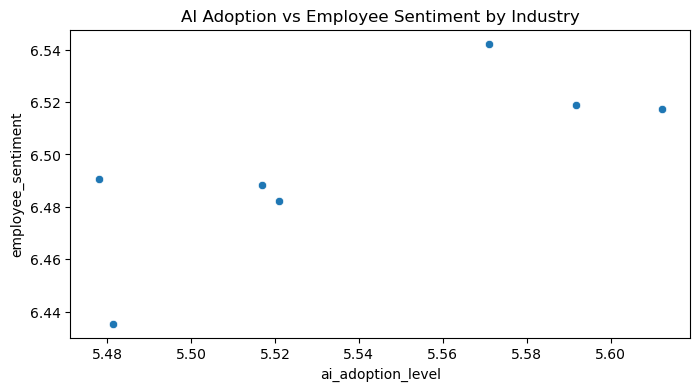
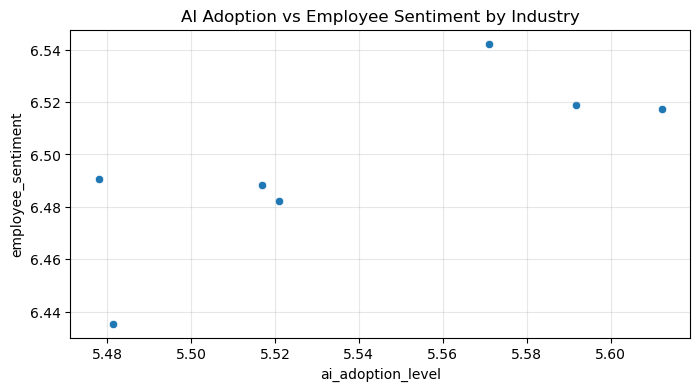
Code edit (unified diff) that turned the first committed figure into the second:
--- before
+++ after
@@ -7,4 +7,5 @@
 )
 
+plt.grid(alpha=0.3)
 plt.title("AI Adoption vs Employee Sentiment by Industry")
 

Commit: initial commit